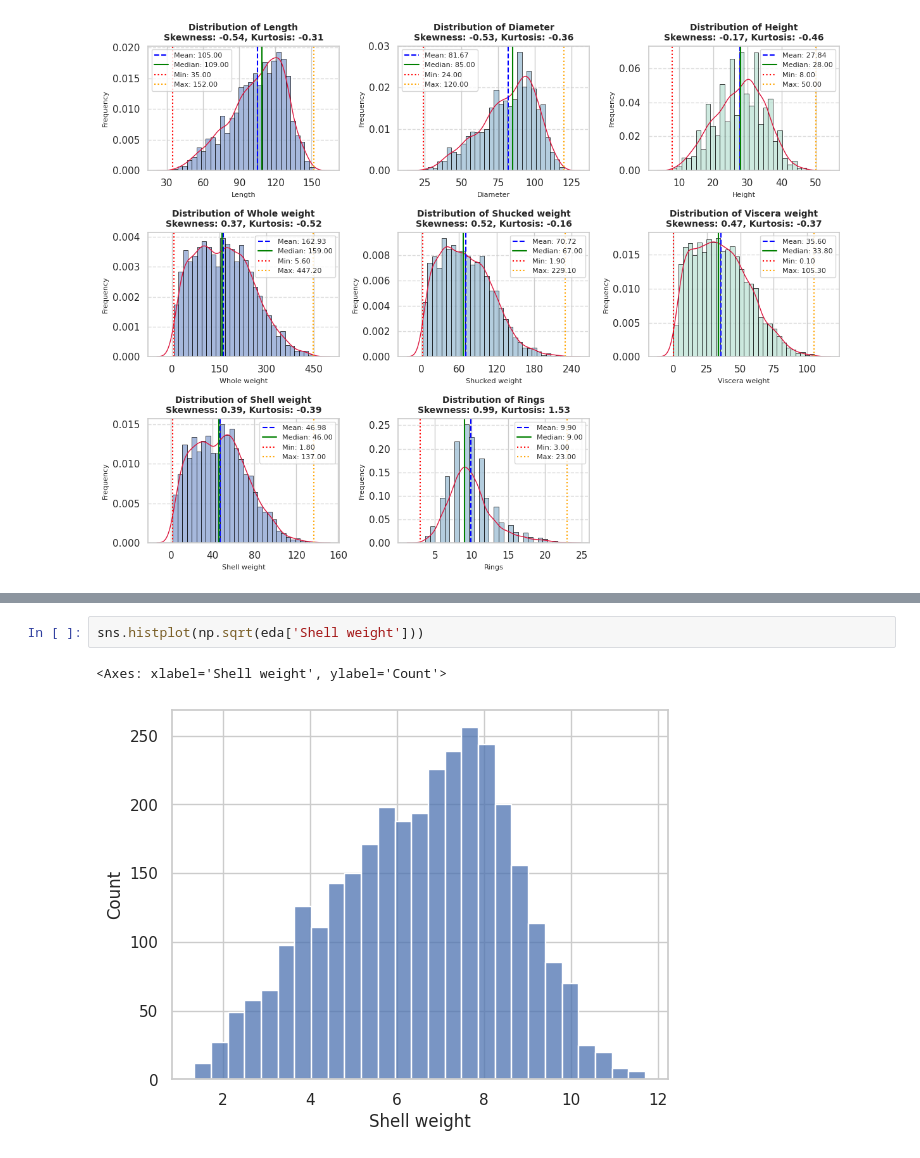
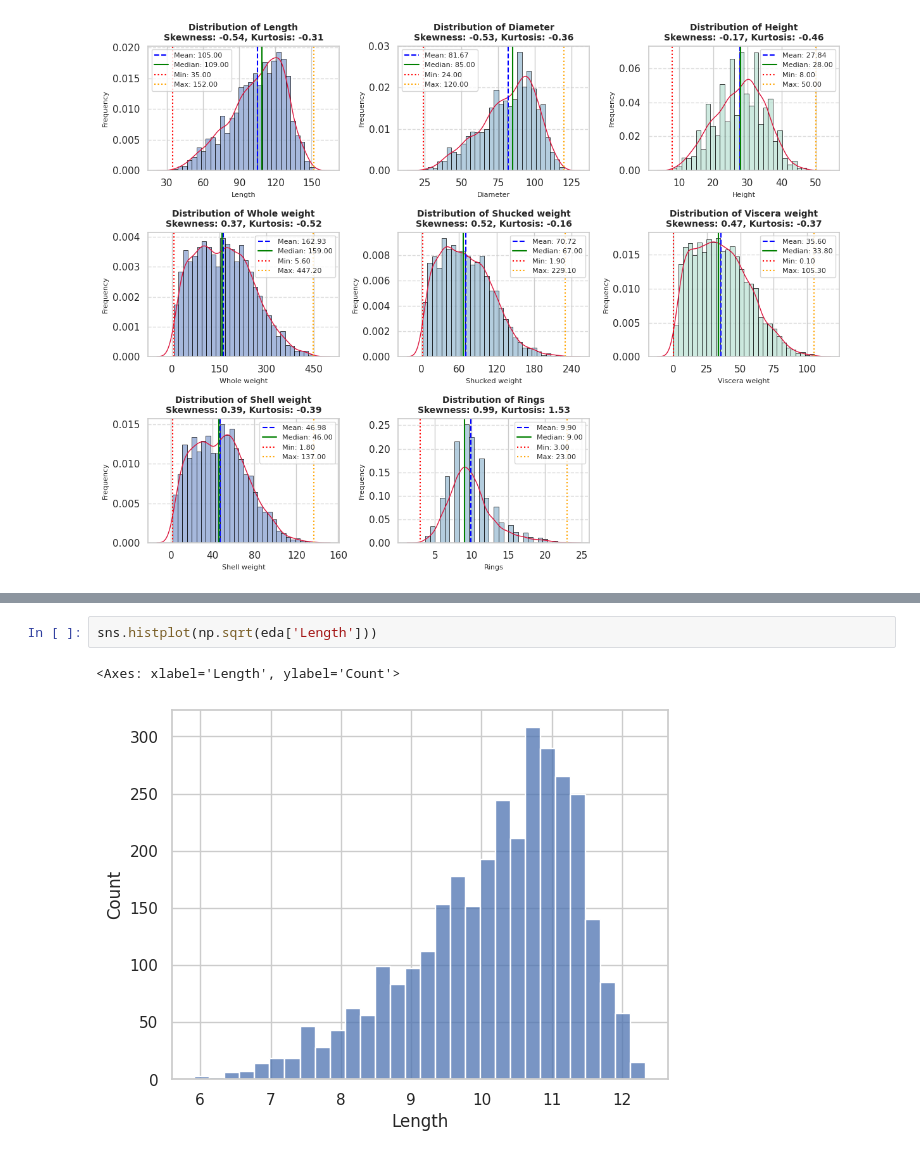
Before and after one commit to Moraw1993/ML_projects, a Jupyter notebook: Abalone/abalone.ipynb, the cells around one changed output, grey strips where cells are left out. Saved outputs shown, nothing was run; the diff lists cells and outputs as text.

```diff
--- a/Abalone/abalone.ipynb
+++ b/Abalone/abalone.ipynb
@@ -416,5 +542,5 @@ plt.show()
 # %%
-sns.histplot(np.sqrt(eda['Shell weight']))
+sns.histplot(np.sqrt(eda['Length']))
 # %% [output]
-<Axes: xlabel='Shell weight', ylabel='Count'>
+<Axes: xlabel='Length', ylabel='Count'>
-[figure, old version]
+[figure, new version]
```
Also changed, not shown: parts of 3 cells of this notebook.
